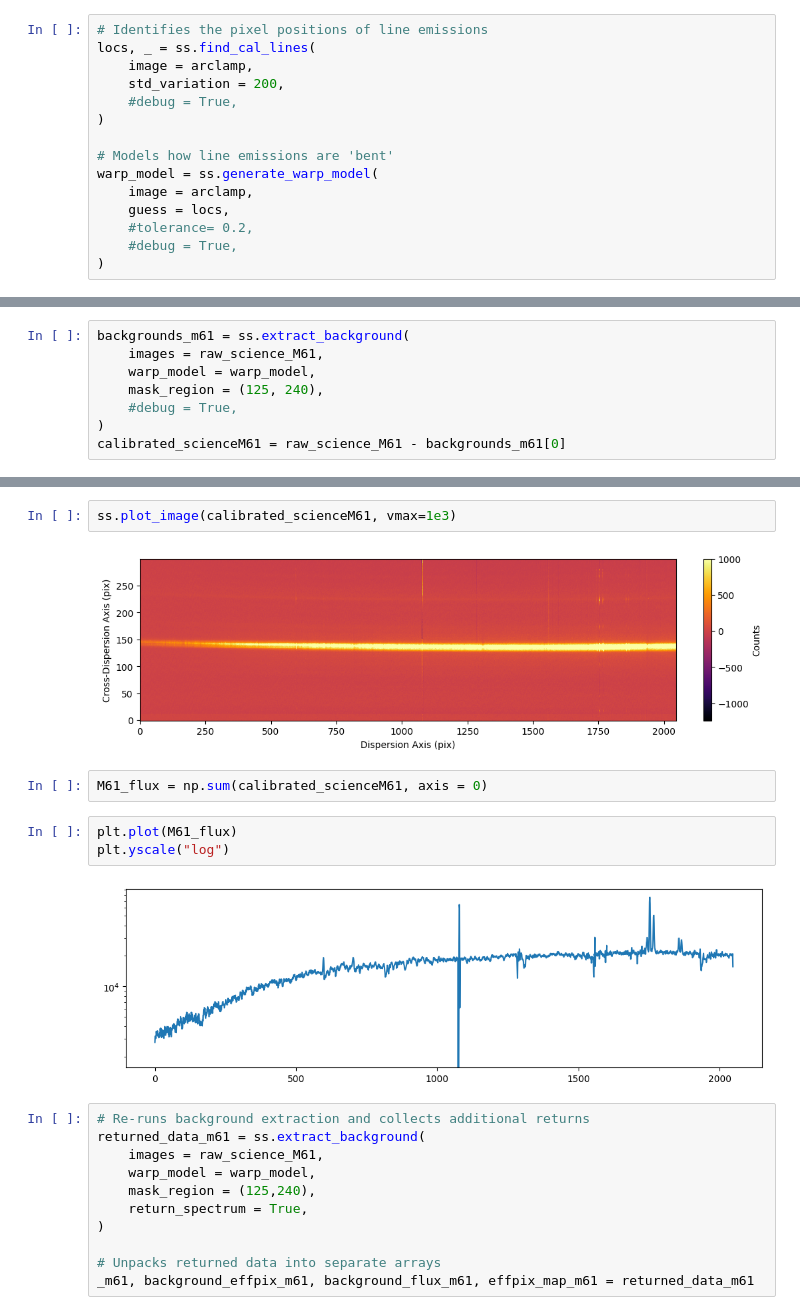
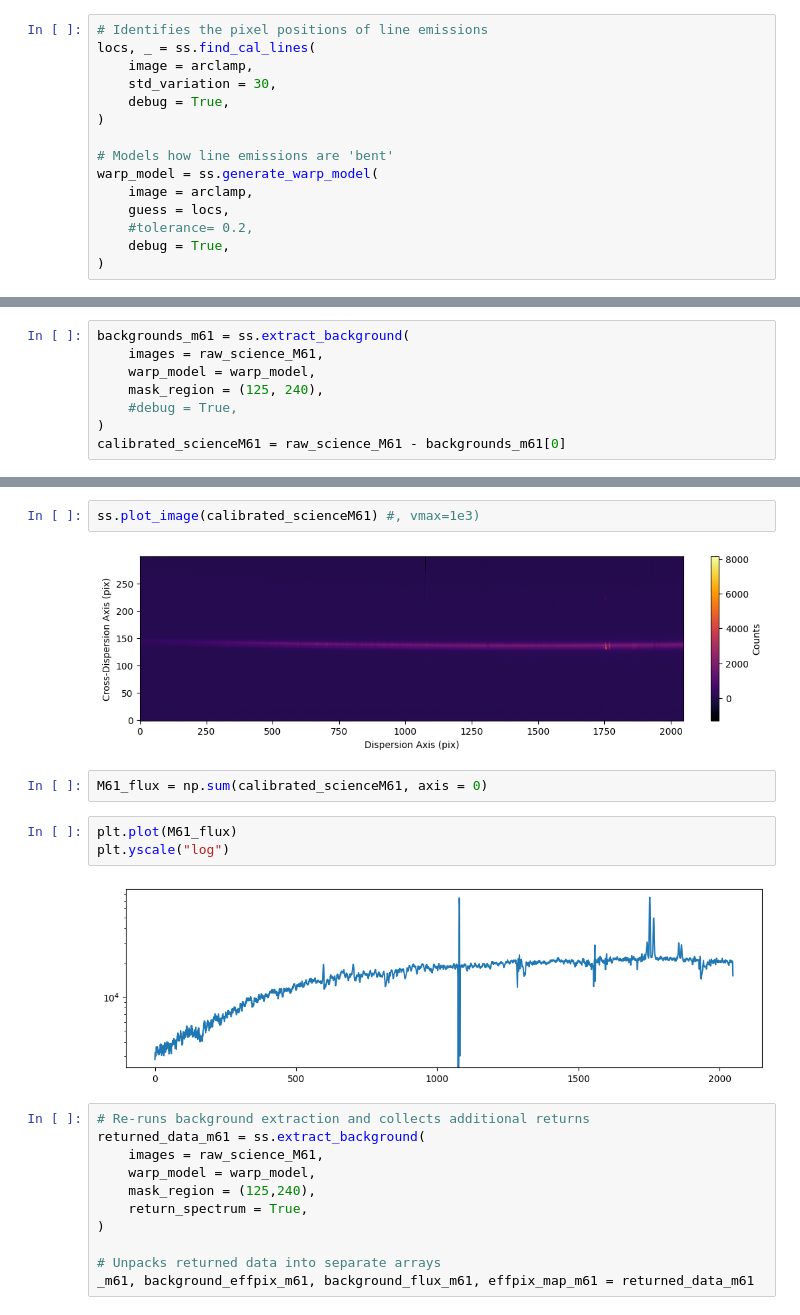
Before and after one commit to taro1256/StarburstGalaxyProject, a Jupyter notebook: Project.ipynb, the cells around one changed output, grey strips where cells are left out. Saved outputs shown, nothing was run; the diff lists cells and outputs as text.

```diff
--- a/Project.ipynb
+++ b/Project.ipynb
@@ -135,8 +141,8 @@ scienceHR7596 = raw_science_HR7596 - bias
 # Identifies the pixel positions of line emissions
 locs, _ = ss.find_cal_lines(
     image = arclamp,
-    std_variation = 200,
-    #debug = True,
+    std_variation = 30,
+    debug = True,
 )
 
 # Models how line emissions are 'bent'
@@ -144,5 +150,5 @@ warp_model = ss.generate_warp_model(
     image = arclamp,
     guess = locs,
     #tolerance= 0.2,
-    #debug = True,
+    debug = True,
 )
@@ -157,14 +170,14 @@ calibrated_scienceM61 = raw_science_M61 - backgrounds_m61[0]
 # %%
-ss.plot_image(calibrated_scienceM61, vmax=1e3)
+ss.plot_image(calibrated_scienceM61) #, vmax=1e3)
 # %% [output]
-[figure, old version]
+[figure, new version]
 # %%
 M61_flux = np.sum(calibrated_scienceM61, axis = 0)
 # %%
 plt.plot(M61_flux)
 plt.yscale("log")
 # %% [output]
-[figure, old version]
+[figure, new version]
 # %%
 # Re-runs background extraction and collects additional returns
 returned_data_m61 = ss.extract_background(
```
Also changed, not shown: parts of 18 cells of this notebook.
